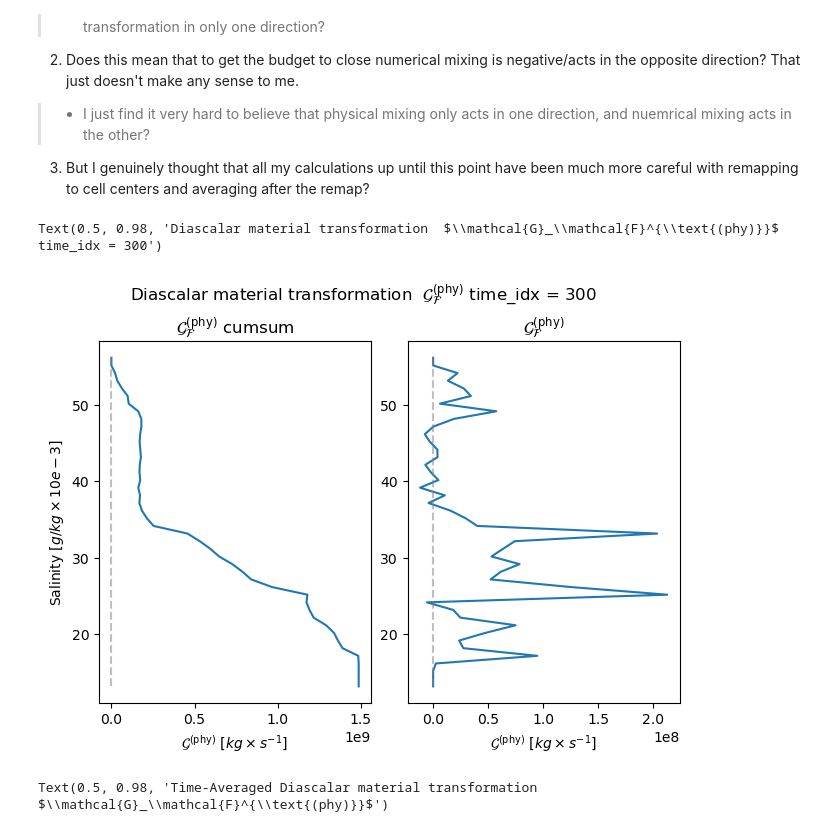
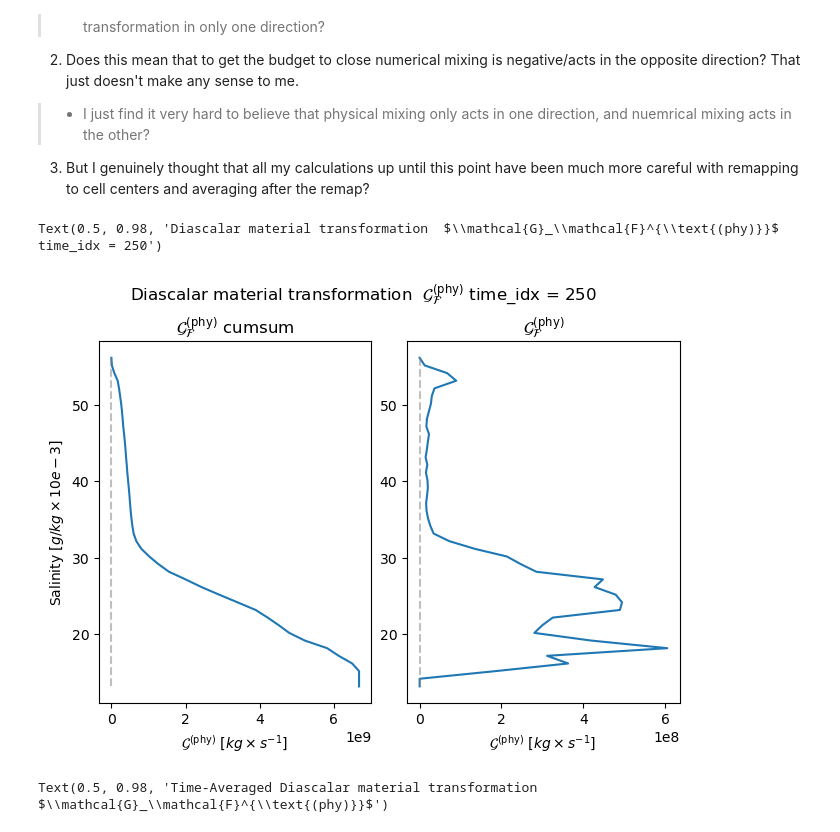
Before and after one commit to kailauyeda/WMT_DVD, a Jupyter notebook: bichan/analysis/preliminary_analysis.ipynb, the cells around one changed output. Drawn from its saved outputs; the diff is of its cells as text; code cells hidden in the pictures.

```diff
--- a/bichan/analysis/preliminary_analysis.ipynb
+++ b/bichan/analysis/preliminary_analysis.ipynb
@@ -323,22 +329,22 @@ cumsum_G_phy = np.flipud(cumsum_rev_G_phy)
 # %%
 fig, ax = plt.subplots(nrows=1,ncols=2,constrained_layout=True)
 
 ax[0].plot(cumsum_G_phy, G_phy_ds.salinity_P1)
 ax[0].set_title(r'$\mathcal{G}_\mathcal{F}^{\text{(phy)}}$ cumsum')
 ax[1].plot(G_phy, G_phy_ds.salinity_P1)
 ax[1].set_title(r'$\mathcal{G}_\mathcal{F}^{\text{(phy)}}$')
 ax[0].vlines(0,ymin=G_phy_ds.salinity_P1[0], ymax = G_phy_ds.salinity_P1[-1], color='gray', alpha=0.5,linestyle='dashed')
 ax[1].vlines(0,ymin=G_phy_ds.salinity_P1[0], ymax = G_phy_ds.salinity_P1[-1], color='gray', alpha=0.5,linestyle='dashed')
 
 ax[0].set_xlabel(r'$\mathcal{G}^{\text{(phy)}} \,\, \left[kg \times s^{-1}\right]$ ')
 ax[0].set_ylabel(r'Salinity $\left[ g/kg \times 10e-3\right]$')
 
 ax[1].set_xlabel(r'$\mathcal{G}^{\text{(phy)}} \,\, \left[kg \times s^{-1}\right]$ ')
 
-fig.suptitle(r'Diascalar material transformation  $\mathcal{G}_\mathcal{F}^{\text{(phy)}}$ time_idx = 300')
+fig.suptitle(r'Diascalar material transformation  $\mathcal{G}_\mathcal{F}^{\text{(phy)}}$ time_idx = 250')
 # %% [output]
-Text(0.5, 0.98, 'Diascalar material transformation  $\\mathcal{G}_\\mathcal{F}^{\\text{(phy)}}$ time_idx = 300')
+Text(0.5, 0.98, 'Diascalar material transformation  $\\mathcal{G}_\\mathcal{F}^{\\text{(phy)}}$ time_idx = 250')
-[figure, old version]
+[figure, new version]
 # %%
 # average over time
 # cumsum from bottom (lowest salinity class) to top (highest salinity class)
```
Also changed, not shown: parts of 15 cells of this notebook.
